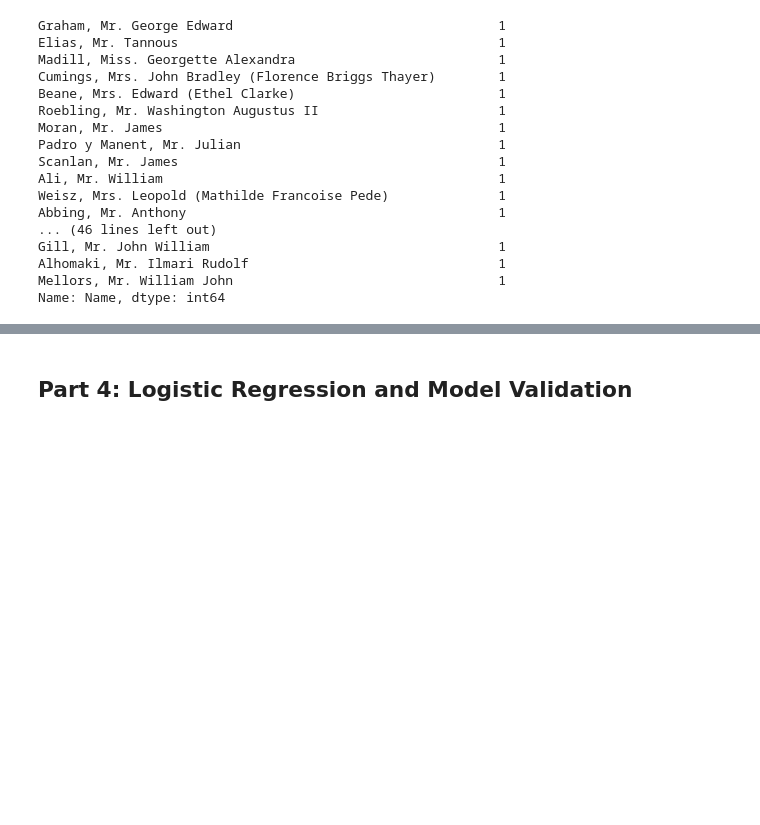
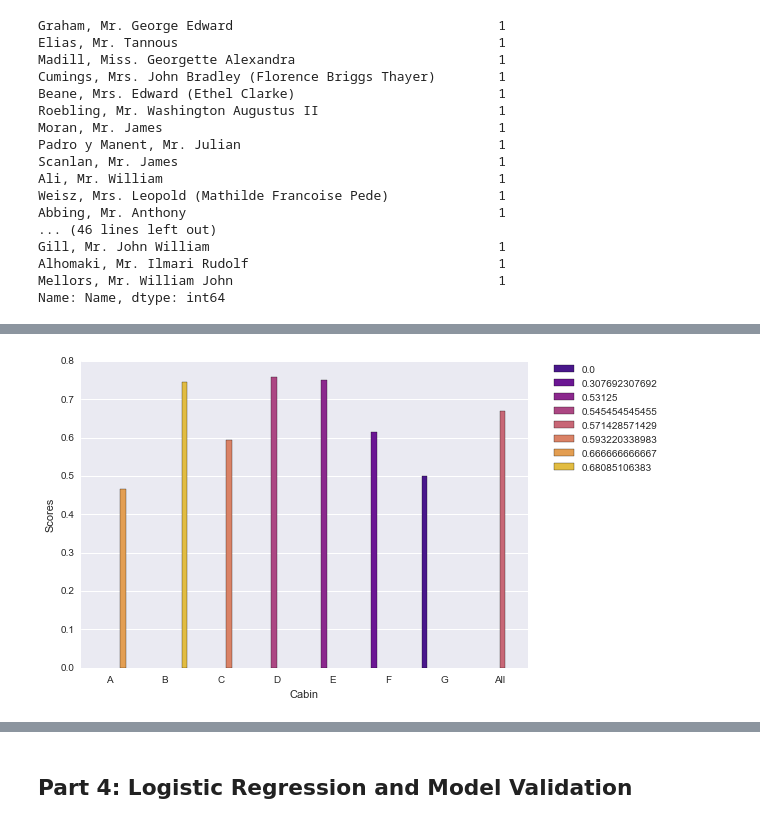
Before and after one commit to hudsonrio/GA_dsi-projects, a Jupyter notebook: projects/5th/Project5_working-age_dropped.ipynb, the cells around one changed output, grey strips where cells are left out. Cells and saved outputs as stored; diff of their text form; code cells hidden in the pictures; blank space fills up the shorter version.

```diff
--- a/projects/5th/Project5_working-age_dropped.ipynb
+++ b/projects/5th/Project5_working-age_dropped.ipynb
@@ -307,0 +393,31 @@ df = pd.concat([df.drop('starboard',axis=1),star_dums], axis = 1)
+# %%
+sns.set(style='darkgrid')
+fig = plt.figure()
+ax = sns.barplot(x="deck", y="Survived",hue="starboard_cabin", data=cabin_piv, palette="plasma")
+plt.xlabel('Cabin')
+plt.ylabel('Scores')
+# plt.tight_layout()
+# plt.legend(loc=False)
+plt.legend(bbox_to_anchor=(1.05, 1), loc=2, borderaxespad=0.)
+sns.despine(left=True)
+plt.show()
+
+# fig = plt.figure()
+# ax1 = fig.add_subplot(111)
+# ax1.plot(pd.Series(np.random.uniform(0,1,size=10)), color='g')
+# ax2 = ax1.twinx()
+# ax2.plot(pd.Series(np.random.uniform(0,17,size=10)), color='r')
+# ax2.grid(False)
+# plt.show()
+
+
+
+# fig, [ax, ax2] = plt.subplots()
+# ax = sns.barplot(x="deck", y="Survived", data=cabin_piv)
+# ax2 = sns.regplot(x="deck", y=[.3838], data=cabin_piv)
+# plt.xlabel('Cabin')
+# plt.ylabel('Scores')
+# plt.tight_layout()
+# plt.show()
+# %% [output]
+[figure, added]
```
Also changed, not shown: parts of 49 cells of this notebook, 6 other files.
